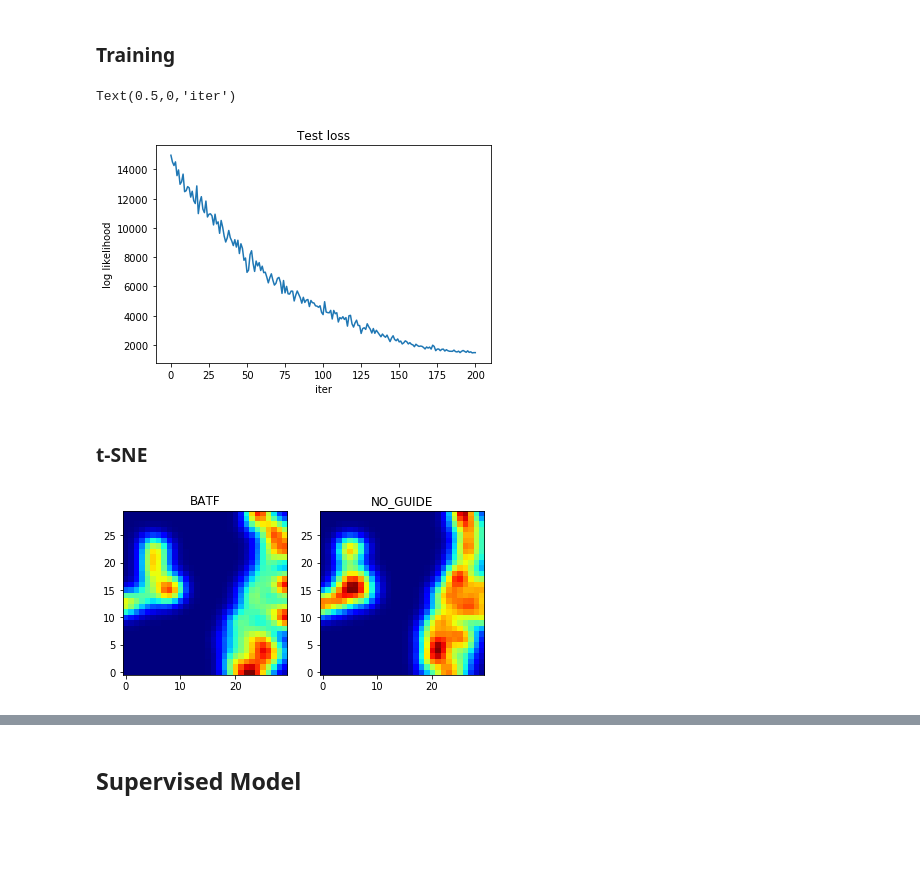
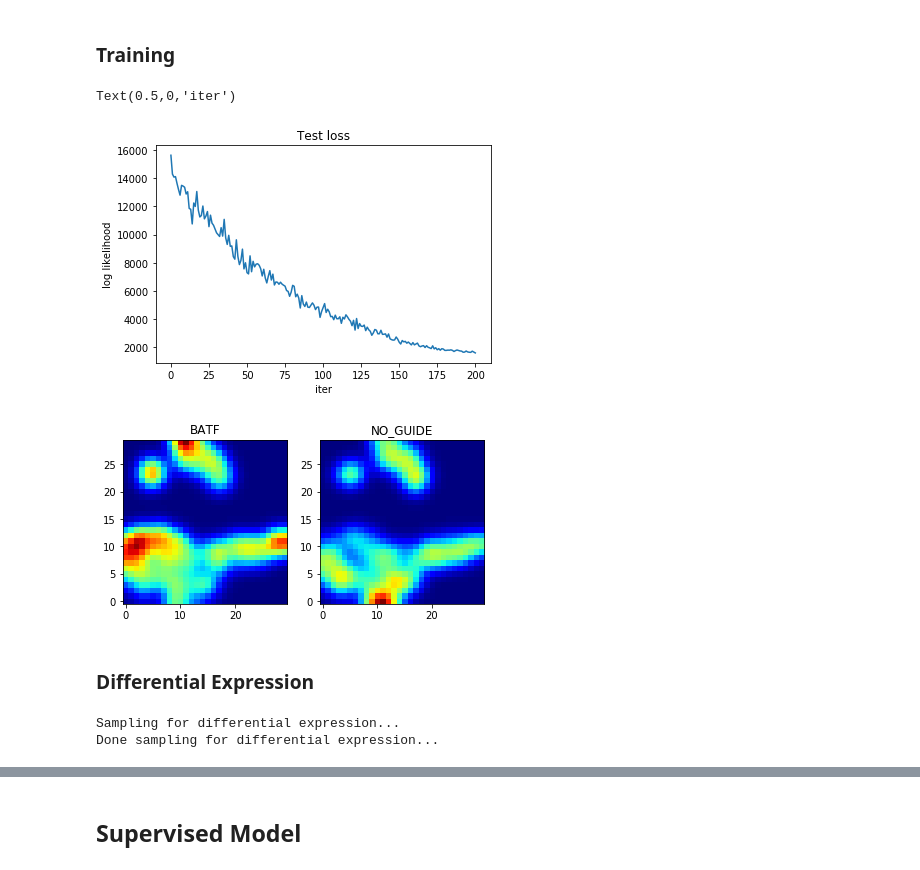
Before and after one commit to mincheoly/scVI-extensions, a Jupyter notebook: notebooks/batf_poc.ipynb, the cells around one changed output, grey strips where cells are left out. Cells and saved outputs as stored; diff of their text form; code cells hidden in the pictures; blank space fills up the shorter version.

```diff
--- a/notebooks/batf_poc.ipynb
+++ b/notebooks/batf_poc.ipynb
@@ -57,13 +57,13 @@ abridged_metadata.to_csv(abridged_metadata_filename, sep='\t')
 h5_filename = '/Users/mincheolkim/Documents/raw_gene_bc_matrices_h5.h5'
 # %%
 imp.reload(cs)
-# Load the dataset
+# Load the dataset for training
 gene_dataset = cs.CropseqDataset(
     filename=h5_filename,
     metadata_filename=abridged_metadata_filename,
     new_n_genes=1000,
     use_donors=True,
-    use_labels=True,
+    use_labels='guide',
     save_path='')
 # %% [output]
 Preprocessing CROP-seq dataset
@@ -115,10 +131,15 @@ plt.ylabel('log likelihood')
 plt.xlabel('iter')
 # %% [output]
 Text(0.5,0,'iter')
-[figure, old version]
+[figure, new version]
-# %% [markdown]
-### t-SNE
 # %%
-plot_pair_densities(vae, infer)
+plot_pair_densities(vae, infer, n_points=5000, sigma=1.5)
 # %% [output]
-[figure, old version]
+[figure, new version]
+# %% [markdown]
+### Differential Expression
+# %%
+de_results = mn.differential_expression(vae, de_dataset, [0, 1], 100, 10000)
+# %% [output]
+Sampling for differential expression...
+Done sampling for differential expression...
```
Also changed, not shown: parts of 9 cells of this notebook, 9 other files.
